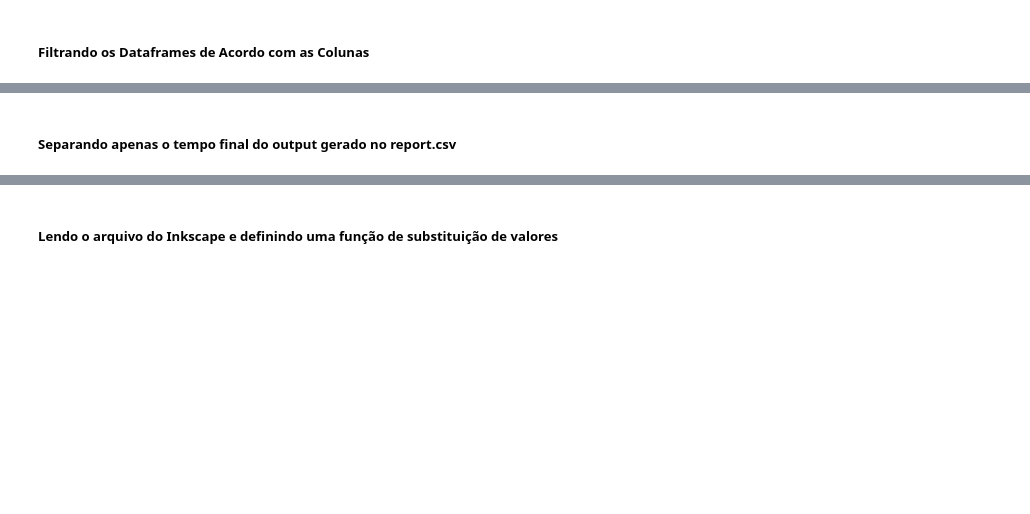
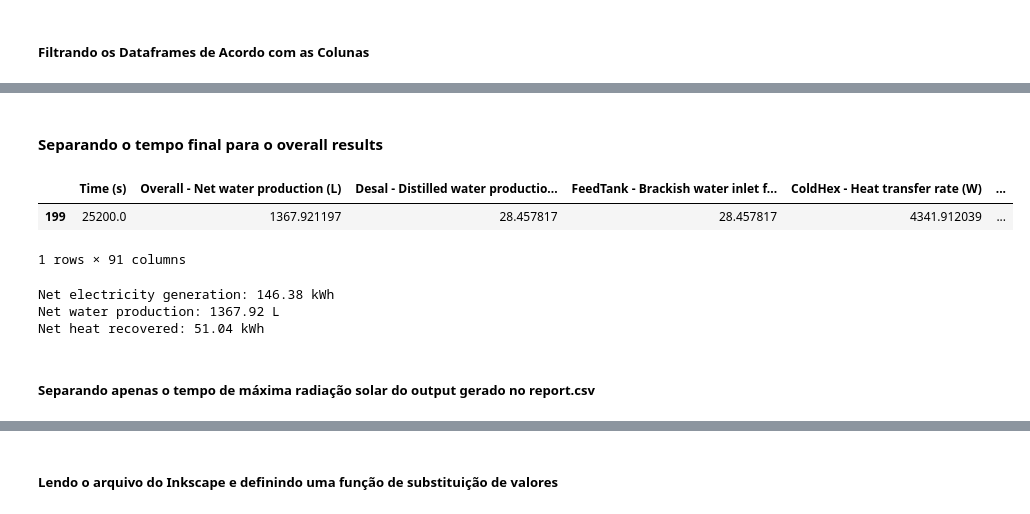
Before and after one commit to LucasPimentaM/mapeamento_galp, a Jupyter notebook: mapeamento_svg.ipynb, the cells around one changed output, grey strips where cells are left out. Cells and saved outputs as stored; diff of their text form; code cells hidden in the pictures; blank space fills up the shorter version.

```diff
--- a/mapeamento_svg.ipynb
+++ b/mapeamento_svg.ipynb
@@ -174,5 +188,33 @@ report_filtrado.head()
+# %% [markdown]
+#### Separando o tempo final para o overall results
+# %%
+report_filtrado_tempo_final = report_filtrado.tail(1)
+report_filtrado_tempo_final.head()
+# %% [output]
+|  | Time (s) | Overall - Net water production (L) | Desal - Distilled water productio... | FeedTank - Brackish water inlet f... | ColdHex - Heat transfer rate (W) | ... |
+| 199 | 25200.0 | 1367.921197 | 28.457817 | 28.457817 | 4341.912039 | ... |
+1 rows × 91 columns
+# %%
+# Net electricity generation
+
+net_electricity_generation = str(round(float(report_filtrado_tempo_final['Overall - Net electricity generation (kWh)'].iloc[0]), 2)) + " kWh"
+print("Net electricity generation:", net_electricity_generation)
+
+# Net water production -> tem que colocar no valor do Overall - Net water production - ft - (L) no svg
+
+net_water_production = str(round(float(report_filtrado_tempo_final['Overall - Net water production (L)'].iloc[0]), 2)) + " L"
+print("Net water production:", net_water_production)
+
+# Net heat recovered
+
+net_heat_recovered = str(round(float(report_filtrado_tempo_final['Overall - Net heat recovered (kWh)'].iloc[0]), 2)) + " kWh"
+print("Net heat recovered:", net_heat_recovered)
+# %% [output]
+Net electricity generation: 146.38 kWh
+Net water production: 1367.92 L
+Net heat recovered: 51.04 kWh
 # %% [markdown]
-##### Separando apenas o tempo final do output gerado no report.csv
+##### Separando apenas o tempo de máxima radiação solar do output gerado no report.csv
 # %%
 report_filtrado.tail()
 # %% [output]
```
Also changed, not shown: parts of 14 cells of this notebook, 4 other files.
